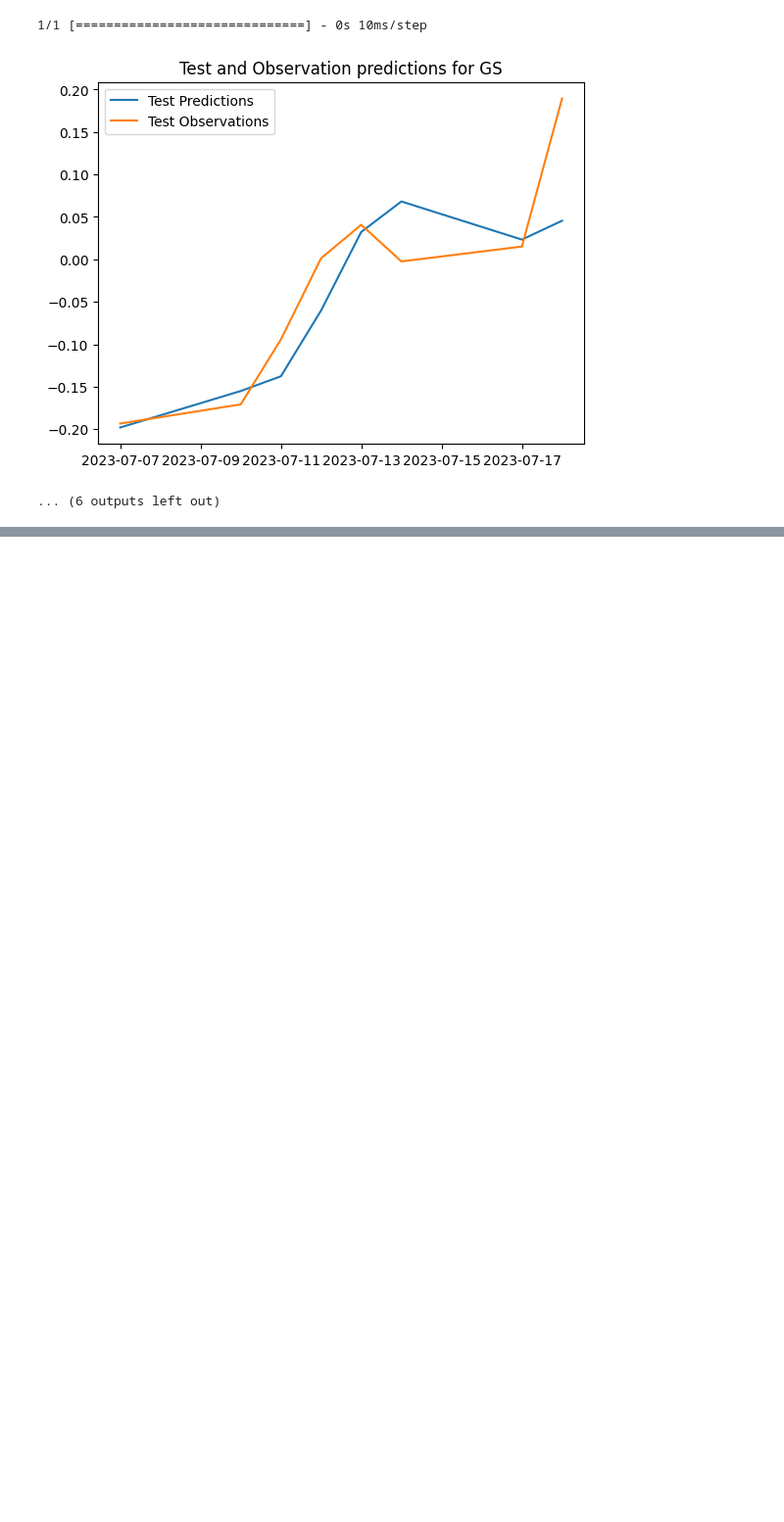
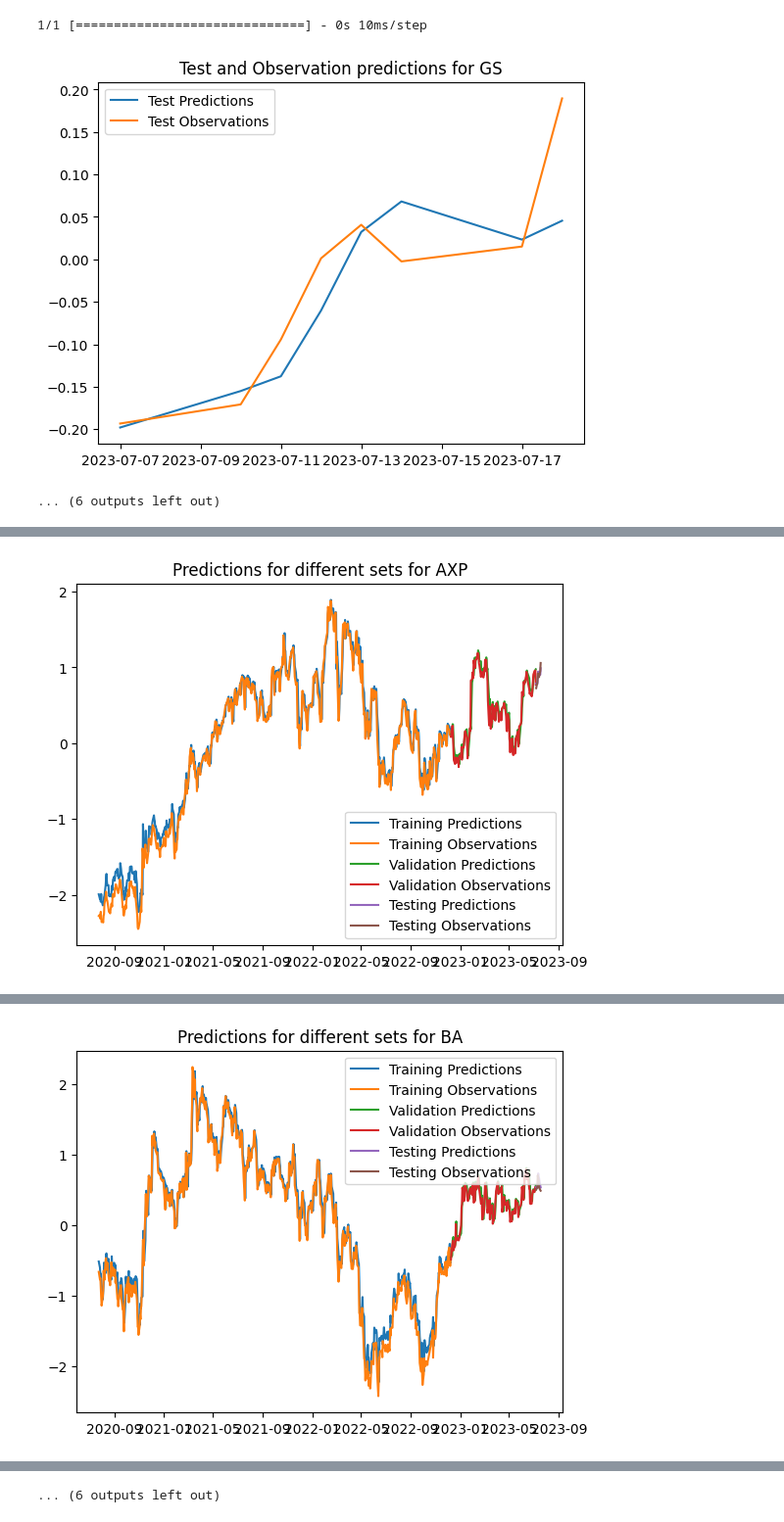
Before and after one commit to miladziekanowska/stock-market-forecast-project, a Jupyter notebook: modeling.ipynb, the cells around one changed output, grey strips where cells are left out. Shown at 98% size. Drawn from its saved outputs; the diff is of its cells as text; code cells hidden in the pictures; blank space fills up the shorter version.

Commit message:
Displaying all plots

```diff
--- a/modeling.ipynb
+++ b/modeling.ipynb
@@ -304,7 +304,7 @@ for key in X.keys():
     plt.plot(X_val[key].index, Y_val[key])
     plt.plot(X_test[key].index, test_predictions)
     plt.plot(X_test[key].index, Y_test[key])
-    pl
+    plt.title(f'Predictions for different sets for {key}')
     plt.legend(['Training Predictions',
                 'Training Observations',
                 'Validation Predictions',
@@ -312,3 +312,4 @@ for key in X.keys():
                 'Testing Predictions',
                 'Testing Observations'])
     plt.show()
+# %% [output]
@@ -314,0 +319 @@ for key in X.keys():
+[figure, added]
@@ -314,0 +323 @@ for key in X.keys():
+[figure, added]
@@ -314,0 +340 @@ for key in X.keys():
+... (6 outputs left out)
```
Also changed, not shown: parts of 1 cell of this notebook.
